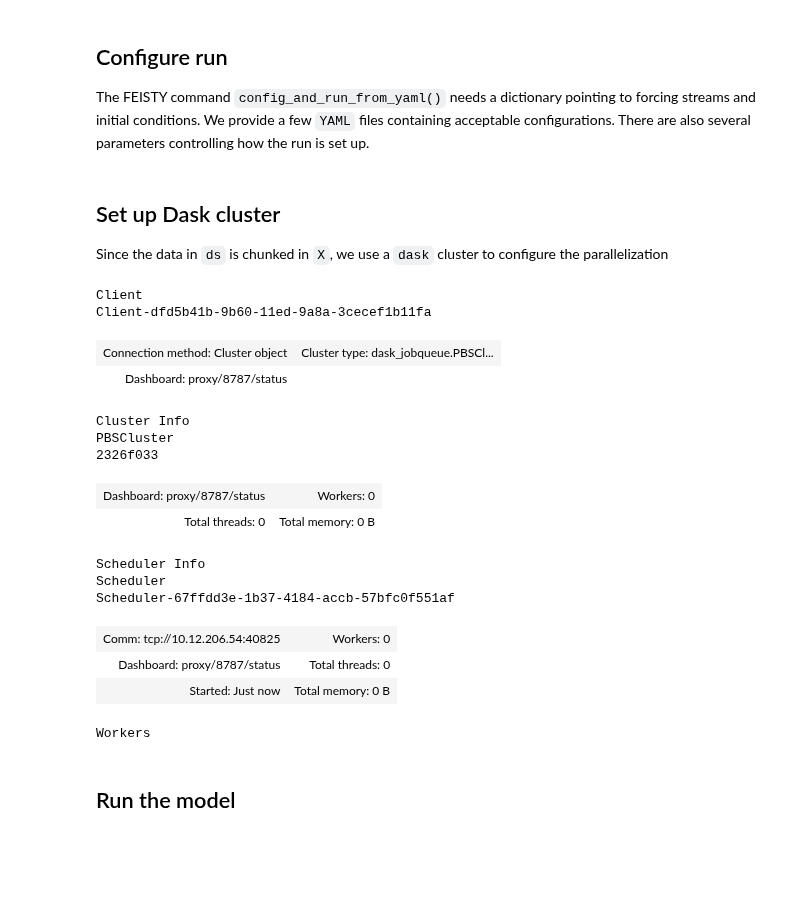
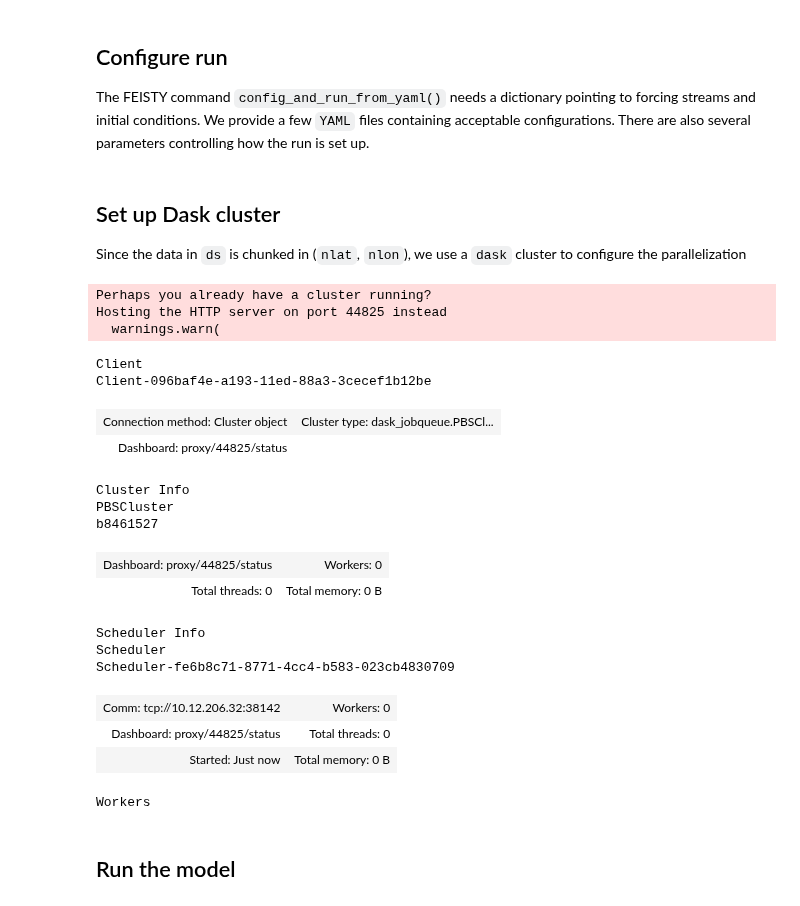
Before and after one commit to marbl-ecosys/feisty, a Jupyter notebook: examples/Run Multiple Years (companion).ipynb, the cells around one changed output. Drawn from its saved outputs; the diff is of its cells as text; code cells hidden in the pictures; blank space fills up the shorter version.

```diff
--- a/examples/Run Multiple Years (companion).ipynb
+++ b/examples/Run Multiple Years (companion).ipynb
@@ -39,42 +39,45 @@ outdir = os.path.join(os.path.sep, 'glade', 'scratch', os.environ['USER'], 'feis
 # %% [markdown]
 ## Set up Dask cluster
 
-Since the data in `ds` is chunked in `X`, we use a `dask` cluster to configure the parallelization
+Since the data in `ds` is chunked in (`nlat`, `nlon`), we use a `dask` cluster to configure the parallelization
 # %%
-mem = 10  # GB
+mem = 20  # GB
 dask.config.set({'distributed.dashboard.link': 'proxy/{port}/status'})
 # dask.config.set({"distributed.comm.timeouts.tcp": "180s"})
 # dask.config.set({"distributed.comm.timeouts.connect": "180s"})
 cluster = PBSCluster(
     memory=f'{mem} GB',
     processes=1,
     cores=1,
     queue='casper',
     walltime='1:00:00',
     resource_spec=f'select=1:ncpus=1:mem={mem}GB',
     log_directory='./dask-logs',
 )
 
 cluster.scale(feisty_config['num_workers'])
 client = Client(cluster)
 client
 # %% [output]
-Client
-Client-dfd5b41b-9b60-11ed-9a8a-3cecef1b11fa
+Perhaps you already have a cluster running?
+Hosting the HTTP server on port 44825 instead
+  warnings.warn(
+Client
+Client-096baf4e-a193-11ed-88a3-3cecef1b12be
 | Connection method: Cluster object | Cluster type: dask_jobqueue.PBSCl... |
-| Dashboard: proxy/8787/status |  |
+| Dashboard: proxy/44825/status |  |
-Cluster Info
-PBSCluster
-2326f033
+Cluster Info
+PBSCluster
+b8461527
-| Dashboard: proxy/8787/status | Workers: 0 |
+| Dashboard: proxy/44825/status | Workers: 0 |
 | Total threads: 0 | Total memory: 0 B |
-Scheduler Info
-Scheduler
-Scheduler-67ffdd3e-1b37-4184-accb-57bfc0f551af
+Scheduler Info
+Scheduler
+Scheduler-fe6b8c71-8771-4cc4-b583-023cb4830709
-| Comm: tcp://10.12.206.54:40825 | Workers: 0 |
-| Dashboard: proxy/8787/status | Total threads: 0 |
+| Comm: tcp://10.12.206.32:38142 | Workers: 0 |
+| Dashboard: proxy/44825/status | Total threads: 0 |
 | Started: Just now | Total memory: 0 B |
-Workers
+Workers
 # %% [markdown]
 ## Run the model
 # %%
```
Also changed, not shown: parts of 3 cells of this notebook, 27 other files.
